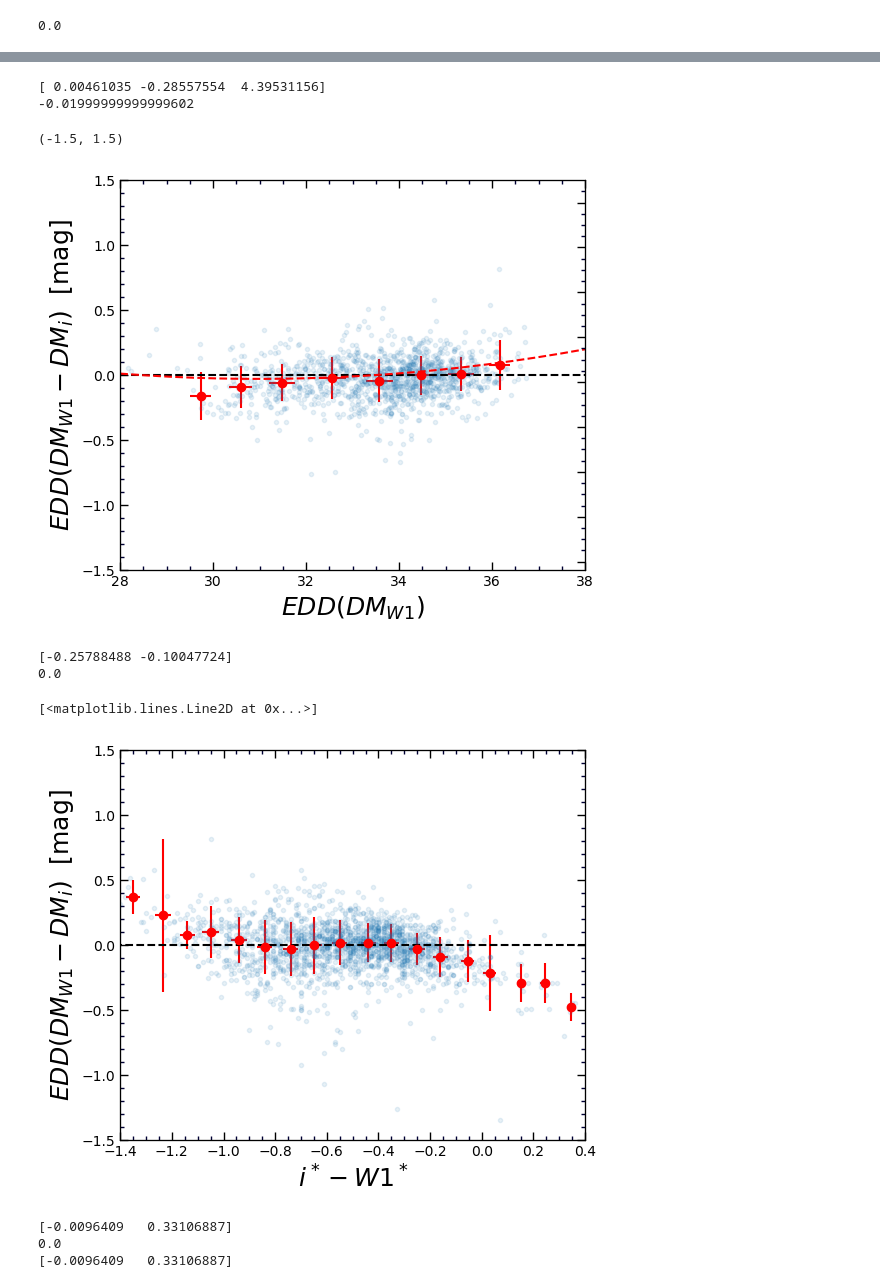
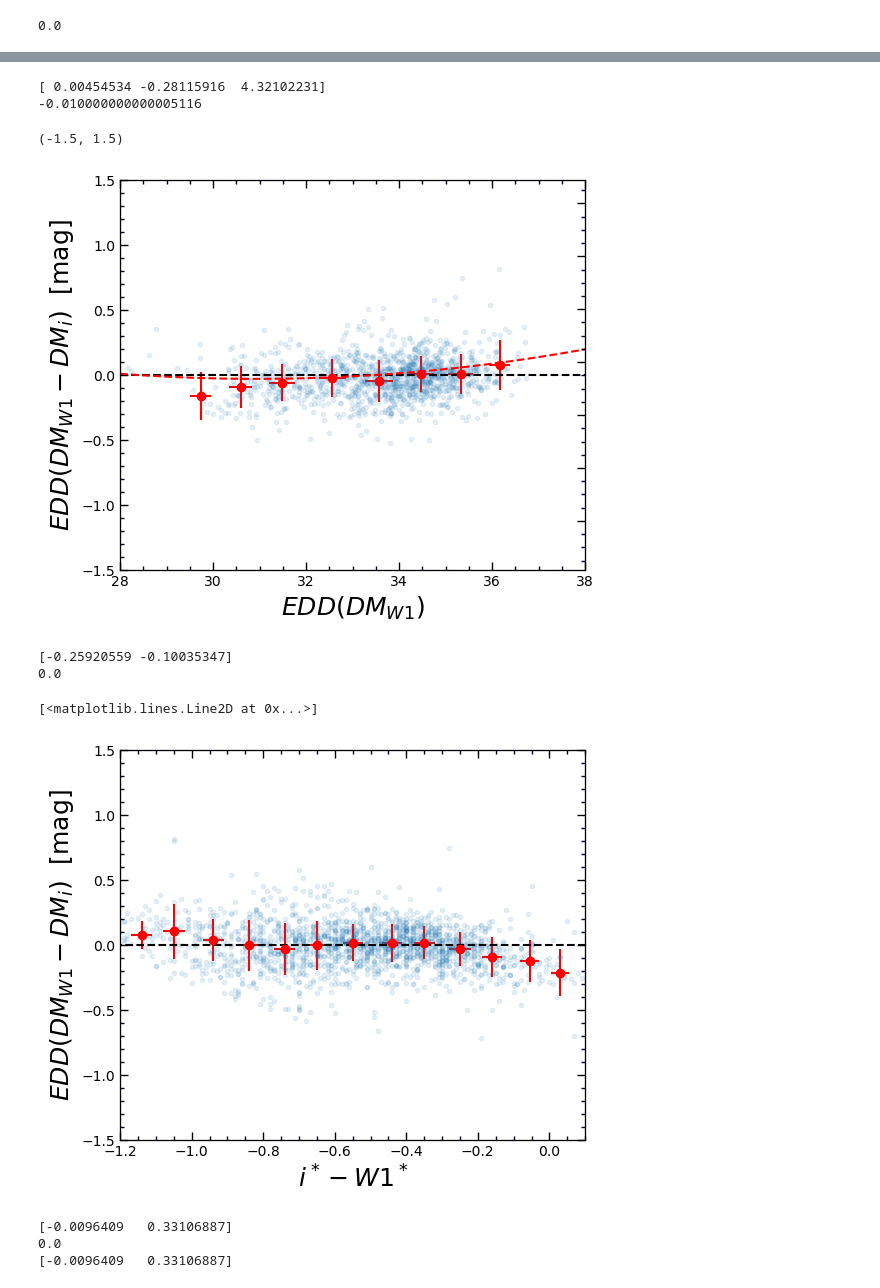
Before and after one commit to ekourkchi/TFcalibrators, a Jupyter notebook: Hubble_param-BandEvaluation.ipynb, the cells around one changed output, grey strips where cells are left out. Cells and saved outputs as stored; diff of their text form; code cells hidden in the pictures.

```diff
--- a/Hubble_param-BandEvaluation.ipynb
+++ b/Hubble_param-BandEvaluation.ipynb
@@ -117,9 +117,9 @@ DM_edd  = table['DMr']
 dDM_edd = table['dDMr']
 
 
-DM_edd  = table['DMi']
-dDM_edd = table['dDMi']
-DM_edd_raw  = table['DMi_raw']
+# DM_edd  = table['DMi']
+# dDM_edd = table['dDMi']
+# DM_edd_raw  = table['DMi_raw']
 
 # DM_edd  = table['DMz']
 # dDM_edd = table['dDMz']
@@ -127,9 +127,9 @@ DM_edd_raw  = table['DMi_raw']
 # dDM_edd = table['dDMz']
 # DM_edd  = (table['DMr']+table['DMi']+table['DMz'])/3.
 
-# DM_edd  = table['DM_w1']
-# dDM_edd = table['dDM_w1']
-# DM_edd_raw  = table['DMw1_raw']
+DM_edd  = table['DM_w1']
+dDM_edd = table['dDM_w1']
+DM_edd_raw  = table['DMw1_raw']
 
 
 ggg = table['ggg']
@@ -158,3 +158,17 @@ g_i = ggg-iii
 i_w = iii-w11
 # %% [output]
 10737
+# %%
+DMr  = table['DMr']
+DMi  = table['DMi']
+DMz  = table['DMz']
+DM_w1  = table['DM_w1']
+
+g = 0
+for i, id in enumerate(pgc_edd):
+    delta = np.abs(DMi[i]-DM_w1[i])
+    if delta > 1 and Sqlt[i]>0 and Wqlt[i]>0:
+        print id, Sqlt[i], Wqlt[i], DM_edd[i], DM_edd_raw[i], "%.2f"%delta, "%.2f"%P0[i], RS[i], logWimx_e[i]
+        g+=1
+
+print g
@@ -162,7 +185,7 @@ i_w = iii-w11
 g = 0
 for i, id in enumerate(pgc_edd):
     delta = np.abs(DM_edd[i]-DM_edd_raw[i])
-    if delta > 1: # id == 39573:
+    if delta > 2: # id == 39573: #
         print id, Sqlt[i], Wqlt[i], DM_edd[i], DM_edd_raw[i], "%.2f"%delta, P0[i], RS[i], logWimx_e[i]
         g+=1
 
@@ -1889,15 +1912,20 @@ Ye = Ye[indx]
 ax.plot(X, Y, '.', alpha=0.1)
 
 for i in np.arange(-5,5,1):
-    xp = []
-    yp = []
+    xp  = []
+    yp  = []
+    ype = []
     for ii in range(len(X)):
         xi = X[ii]
         if xi>=i and xi<i+1:
             xp.append(xi)
             yp.append(Y[ii])
+            ype.append(Ye[ii])
     if len(xp)>0:
-        ax.errorbar(np.median(xp), np.median(yp), yerr=np.std(yp), xerr=np.std(xp), fmt='o',
+        yp = np.asarray(yp)
+        ype = np.asarray(ype)
+        yy =  np.sum(yp/ype)/np.sum(1./ype) # np.median(yp)  #
+        ax.errorbar(np.median(xp), yy, yerr=np.std(yp), xerr=np.std(xp), fmt='o',
                     color='r', ms=6)
 #         print np.median(xp), 10**np.median(yp)
 
@@ -1906,7 +1934,7 @@ ax.set_xlim(-5,5)
 
 
 v = np.linspace(-5,5,20)
-c = np.polyfit(X, Y, 2, w=1./Ye)
+c = np.polyfit(X[np.abs(X)<4], Y[np.abs(X)<4], 2, w=1./Ye[np.abs(X)<4])
 ax.plot(v,c[0]*v**2+c[1]*v+c[2], 'g--')
 
 
@@ -2041,10 +2069,10 @@ print np.median(Y)
 set_axes(ax, fontsize=10)
 ax.set_ylim(-1.5,1.5)
 # %% [output]
-[ 0.00461035 -0.28557554  4.39531156]
--0.01999999999999602
+[ 0.00454534 -0.28115916  4.32102231]
+-0.010000000000005116
 (-1.5, 1.5)
-[figure, old version]
+[figure, new version]
 # %%
 DMr  = table['DMr']
 DMz  = table['DMz']
@@ -2071,41 +2099,41 @@ Ye = Ye[indx]
 
 ax.plot(X, Y, '.', alpha=0.1)
 
-for i in np.arange(-1.4,0.4,0.1):
+for i in np.arange(-1.2,0.1,0.1):
     xp = []
     yp = []
     for ii in range(len(X)):
         xi = X[ii]
         if xi>=i and xi<i+0.1:
             xp.append(xi)
             yp.append(Y[ii])
     if len(xp)>0:
         ax.errorbar(np.median(xp), np.median(yp), yerr=np.std(yp), xerr=np.std(xp), fmt='o',
                     color='r', ms=6)
 #         print np.median(xp), 10**np.median(yp)
 
 ax.plot([28,38], [0,0], 'k--')
-ax.set_xlim(-1.4,0.4)
+ax.set_xlim(-1.2,0.1)
 ax.set_ylim(-1.5,1.5)
 
 v = np.linspace(28,38,20)
 m = np.polyfit(X, Y, 1, w=1./Ye)
 ax.plot(v,m[0]*v+m[1], 'r--')
 # ax.set_ylim(-0.7,0.7)
 
 print m
 ax.set_xlabel(r'$i^*-W1^*$', fontsize=18)
 ax.set_ylabel(r'$EDD(DM_{W1}-DM_i)$'+'  [mag]', fontsize=18)
 
 print np.median(Y)
 set_axes(ax, fontsize=10)
 
 ax.plot([-2,2], [0,0], 'k--')
 # %% [output]
-[-0.25788488 -0.10047724]
+[-0.25920559 -0.10035347]
 0.0
 [<matplotlib.lines.Line2D at 0x...>]
-[figure, old version]
+[figure, new version]
 # %%
 DMr  = table['DMr']
 DMz  = table['DMz']
```
Also changed, not shown: parts of 26 cells of this notebook, 1 other file.
